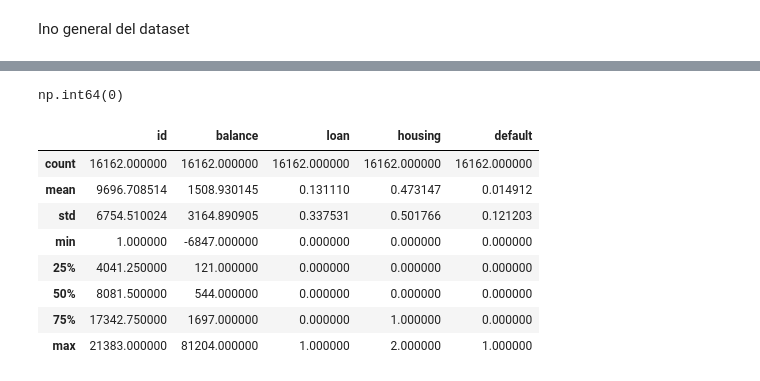
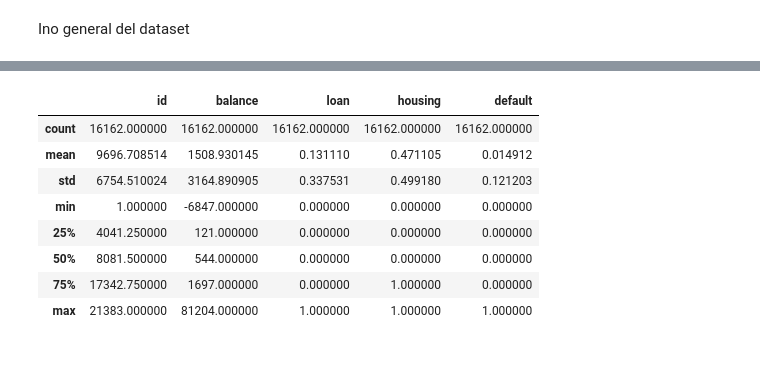
Before and after one commit to Lambda-14/Sim-Empresa, a Jupyter notebook: Equip_16/Borrador/Finanzas y riesgo crediticio/banca_22.09_finanzas.ipynb, the cells around one changed output, grey strips where cells are left out. Drawn from its saved outputs; the diff is of its cells as text; code cells hidden in the pictures.

```diff
--- a/Equip_16/Borrador/Finanzas y riesgo crediticio/banca_22.09_finanzas.ipynb
+++ b/Equip_16/Borrador/Finanzas y riesgo crediticio/banca_22.09_finanzas.ipynb
@@ -32,30 +34,19 @@ import matplotlib.pyplot as plt
 import seaborn as sns
 # %%
 try:
-    conexion = mysql.connector.connect(
-        host='212.227.90.6',
-        user='Equipo16',
-        password='E1q2u3i4p5o16',
-        database='Equip_16')
+    # Ruta al archivo CSV
+    ruta_csv = r"C:\Users\ingri\ProjecteData\Equip_16\Data\banca_22.09_dataset.csv"
 
-    cursor = conexion.cursor()
-    print("✅ Conexión exitosa a la base de datos.")
+    # Cargar el CSV en un DataFrame
+    df_bank = pd.read_csv(ruta_csv, sep=',', encoding='utf-8')  # usa sep="," si el separador es coma
 
-    # Función para cargar tablas
-    def cargar_tabla(nombre_tabla):
-        cursor.execute(f"SELECT * FROM {nombre_tabla}")
-        return pd.DataFrame(cursor.fetchall(), columns=[col[0] for col in cursor.description])
+    print("✅ CSV cargado correctamente.")
+    print(df_bank.head())
 
-    # Cargar tablas
-    df_bank = cargar_tabla("BANK_marketing22092025")
+    # Guardar copia en otra ruta (si querés exportarlo)
+    df_bank.to_csv(r"D:\Trabajo\Especializacion DATA - BA\Salva\dataset_23092025.csv", index=False)
+    print("✅ CSV guardado correctamente.")
 
-    cursor.close()
-    conexion.close()
-
-except mysql.connector.Error as err:
-    print(f"❌ Error de conexión a la base de datos: {err}")
-
-# Guardar CSV correctamente
-df_bank.to_csv(r"D:\Trabajo\Especializacion DATA - BA\Salva\dataset_23092025.csv", index=False)
-print("✅ CSV guardado correctamente.")
+except Exception as e:
+    print(f"❌ Error al trabajar con el CSV: {e}")
 # %% [output]
@@ -129,31 +120,25 @@ df_duplicados
-# %%
-df_bank = df_bank.drop_duplicates(subset='id', keep='first')
-df_bank.duplicated(subset='id').sum() # debe dar 0
-# %% [output]
-np.int64(0)
 # %%
 # Seleccionar columnas relevantes
 df = df_bank[['id', 'balance', 'loan', 'housing', 'default']].copy()
 
 # Convertir a minúsculas y quitar espacios
 df['loan'] = df['loan'].str.strip().str.lower()
 df['housing'] = df['housing'].str.strip().str.lower()
 df['default'] = df['default'].str.strip().str.lower()
 
 # Mapear a 1/0
 df['default'] = df['default'].map({'yes': 1, 'no': 0})
 df['loan'] = df['loan'].map({'yes': 1, 'no': 0})
 df['housing'] = df['housing'].map({'yes': 1, 'no': 0})
-df['housing'] = df['housing'].fillna(2)
 
 df.describe()
 # %% [output]
 |  | id | balance | loan | housing | default |
 | count | 16162.000000 | 16162.000000 | 16162.000000 | 16162.000000 | 16162.000000 |
-| mean | 9696.708514 | 1508.930145 | 0.131110 | 0.473147 | 0.014912 |
-| std | 6754.510024 | 3164.890905 | 0.337531 | 0.501766 | 0.121203 |
+| mean | 9696.708514 | 1508.930145 | 0.131110 | 0.471105 | 0.014912 |
+| std | 6754.510024 | 3164.890905 | 0.337531 | 0.499180 | 0.121203 |
 | min | 1.000000 | -6847.000000 | 0.000000 | 0.000000 | 0.000000 |
 | 25% | 4041.250000 | 121.000000 | 0.000000 | 0.000000 | 0.000000 |
 | 50% | 8081.500000 | 544.000000 | 0.000000 | 0.000000 | 0.000000 |
 | 75% | 17342.750000 | 1697.000000 | 0.000000 | 1.000000 | 0.000000 |
-| max | 21383.000000 | 81204.000000 | 1.000000 | 2.000000 | 1.000000 |
+| max | 21383.000000 | 81204.000000 | 1.000000 | 1.000000 | 1.000000 |
```
Also changed, not shown: parts of 16 cells of this notebook.
